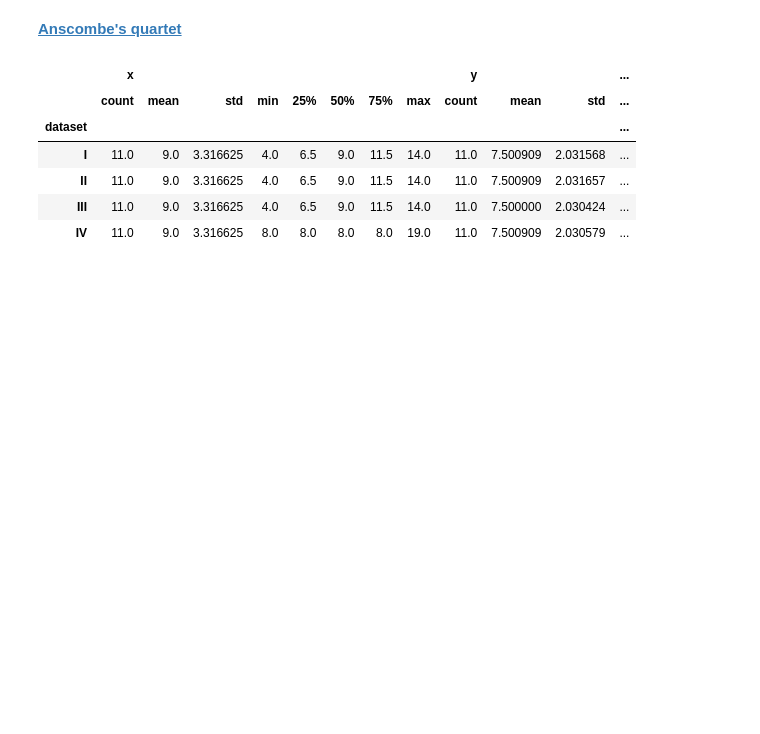
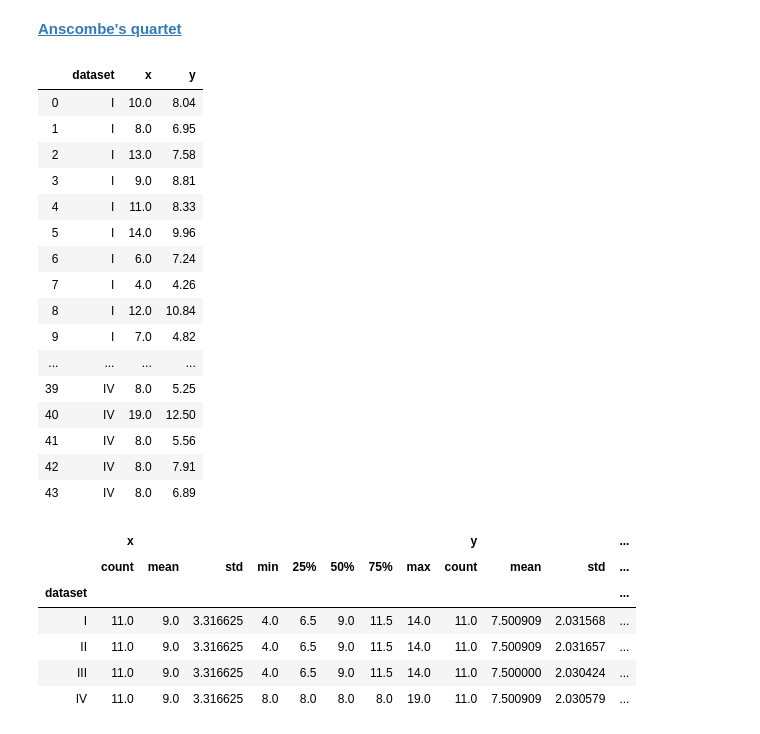
Before and after one commit to Karsten-Yan/nf_ds_aufgaben, a Jupyter notebook: hh-2020-ds1-Linear-Regression/2-Limitation-of-Linear-Regression.ipynb, the cells around one changed output. Cells and saved outputs as stored; diff of their text form; code cells hidden in the pictures; blank space fills up the shorter version.

```diff
--- a/hh-2020-ds1-Linear-Regression/2-Limitation-of-Linear-Regression.ipynb
+++ b/hh-2020-ds1-Linear-Regression/2-Limitation-of-Linear-Regression.ipynb
@@ -14,6 +14,26 @@ import seaborn as sns
 %matplotlib inline
 # %%
 anscombe = sns.load_dataset("anscombe")
+# %%
+anscombe
+# %% [output]
+|  | dataset | x | y |
+| 0 | I | 10.0 | 8.04 |
+| 1 | I | 8.0 | 6.95 |
+| 2 | I | 13.0 | 7.58 |
+| 3 | I | 9.0 | 8.81 |
+| 4 | I | 11.0 | 8.33 |
+| 5 | I | 14.0 | 9.96 |
+| 6 | I | 6.0 | 7.24 |
+| 7 | I | 4.0 | 4.26 |
+| 8 | I | 12.0 | 10.84 |
+| 9 | I | 7.0 | 4.82 |
+| ... | ... | ... | ... |
+| 39 | IV | 8.0 | 5.25 |
+| 40 | IV | 19.0 | 12.50 |
+| 41 | IV | 8.0 | 5.56 |
+| 42 | IV | 8.0 | 7.91 |
+| 43 | IV | 8.0 | 6.89 |
 # %%
 anscombe.groupby('dataset').describe()
 # %% [output]
```
Also changed, not shown: parts of 4 cells of this notebook, 10 other files.
